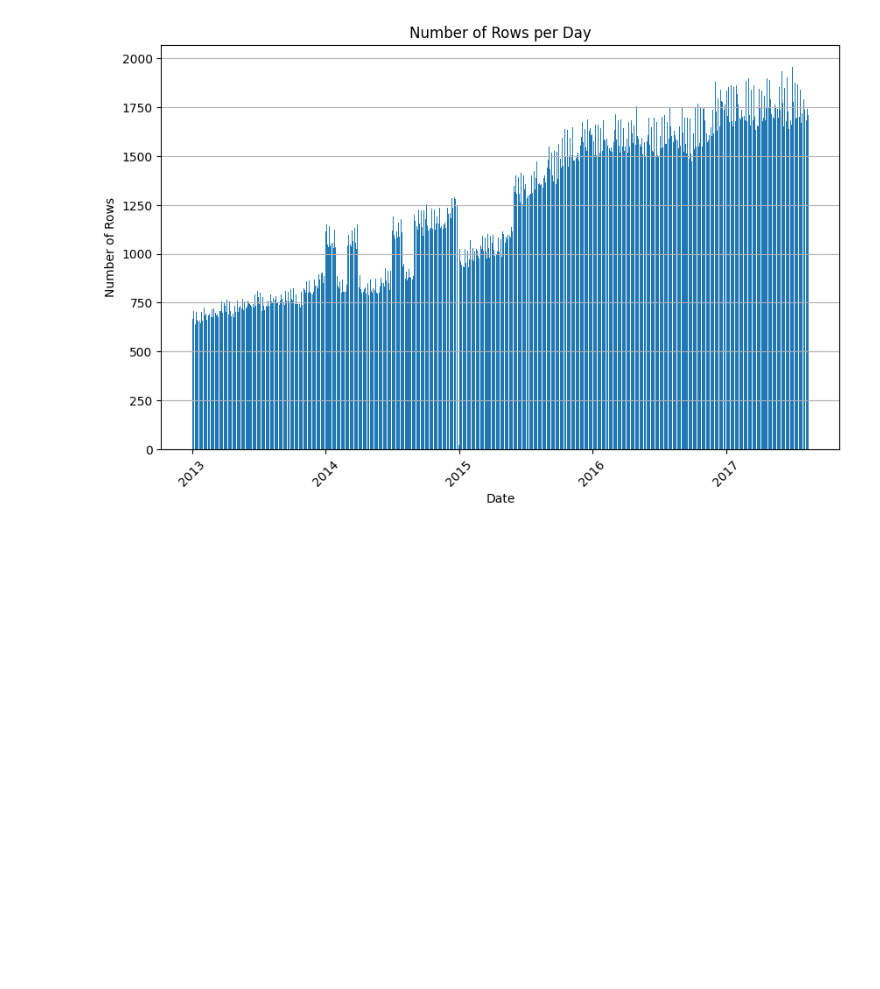
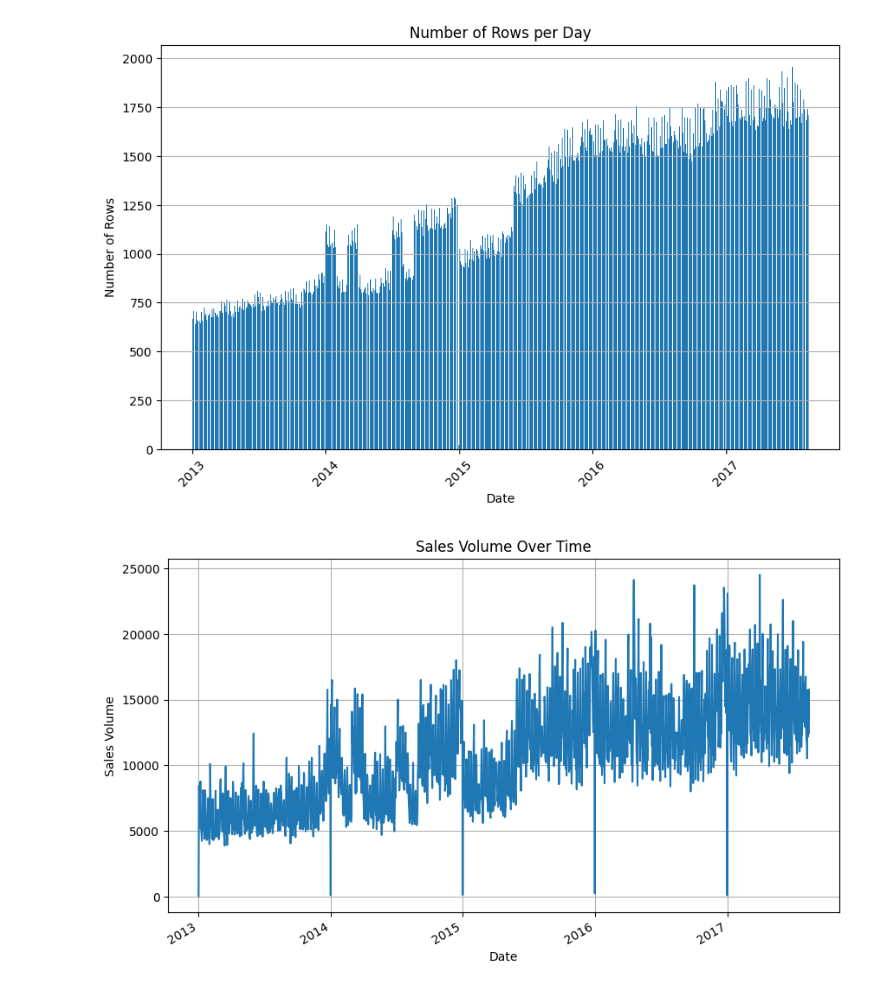
Before and after one commit to florboydens/Data-Analytics-Case-2, a Jupyter notebook: supermarket.ipynb, the cells around one changed output. Drawn from its saved outputs; the diff is of its cells as text; code cells hidden in the pictures; blank space fills up the shorter version.

```diff
--- a/supermarket.ipynb
+++ b/supermarket.ipynb
@@ -151,5 +152,6 @@ Name: count, dtype: int64
 # %%
 data['date'] = pd.to_datetime(data['date'], format='%Y-%m-%d')
+data['unit_sales'] = data['unit_sales'].round(2)
 # %%
 # Group by date and count the number of rows per day
 daily_counts = data.groupby(data['date'].dt.date).size()
@@ -165,3 +167,16 @@ plt.grid(axis='y')
 plt.show()
 # %% [output]
 [figure]
+# %%
+# Group by date and sum the unit_sales
+sales_over_time = data.groupby('date')['unit_sales'].sum()
+
+# Create the line chart
+sales_over_time.plot(kind='line', figsize=(10, 6))
+plt.title('Sales Volume Over Time')
+plt.xlabel('Date')
+plt.ylabel('Sales Volume')
+plt.grid(True)
+plt.show()
+# %% [output]
+[figure, added]
```
Also changed, not shown: parts of 8 cells of this notebook.
